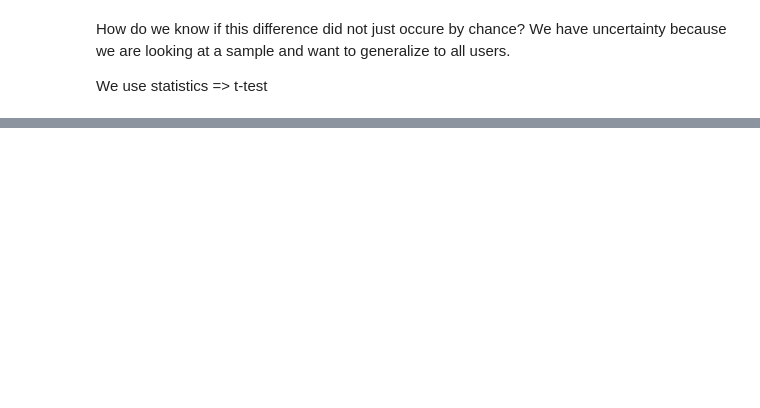
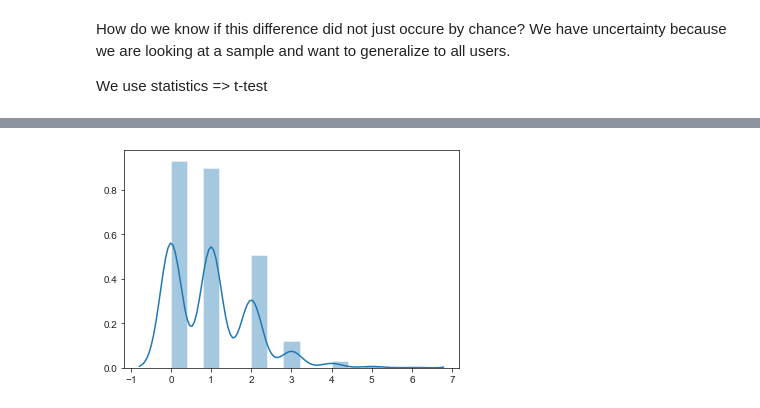
Before and after one commit to Senonino/data-ber-01-20, a Jupyter notebook: Notes/module_2/week_5/7_analytics-ab_testing.ipynb, the cells around one changed output, grey strips where cells are left out. Drawn from its saved outputs; the diff is of its cells as text; code cells hidden in the pictures; blank space fills up the shorter version.

```diff
--- a/Notes/module_2/week_5/7_analytics-ab_testing.ipynb
+++ b/Notes/module_2/week_5/7_analytics-ab_testing.ipynb
@@ -115,0 +156,4 @@ We use statistics => t-test
+# %%
+sns.distplot(np.random.poisson(size=1000));
+# %% [output]
+[figure, added]
```
Also changed, not shown: parts of 31 cells of this notebook.
